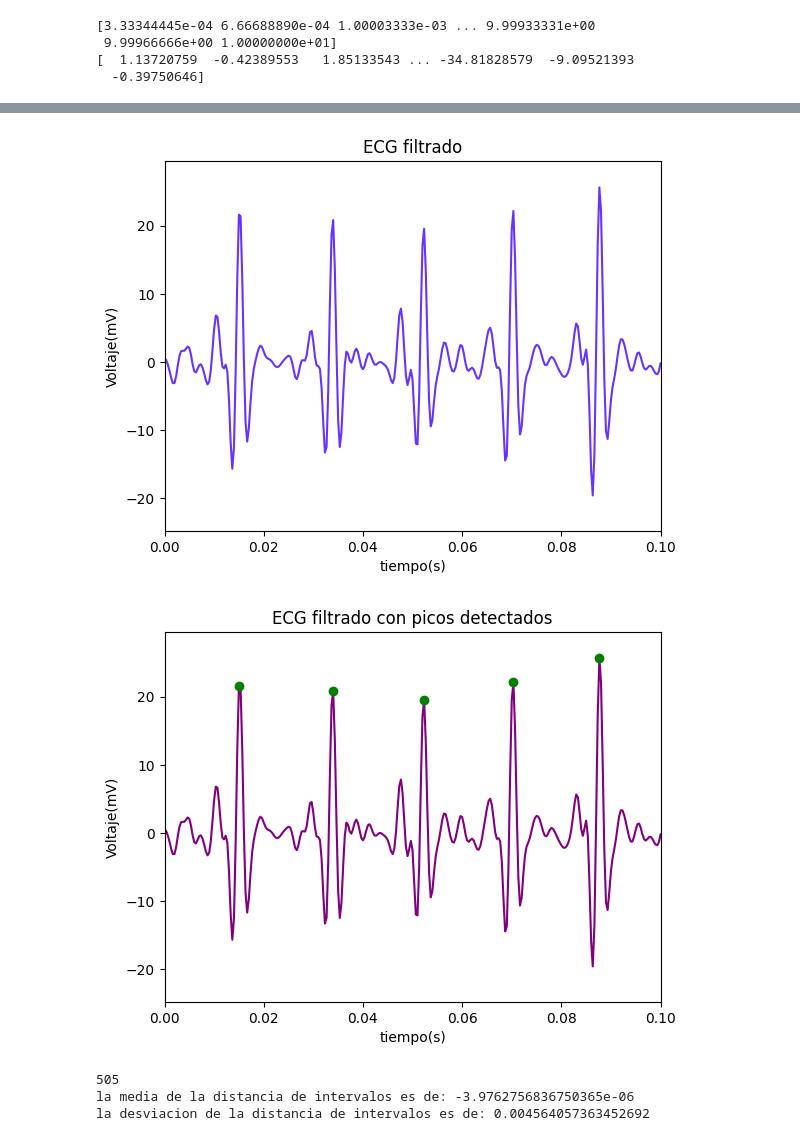
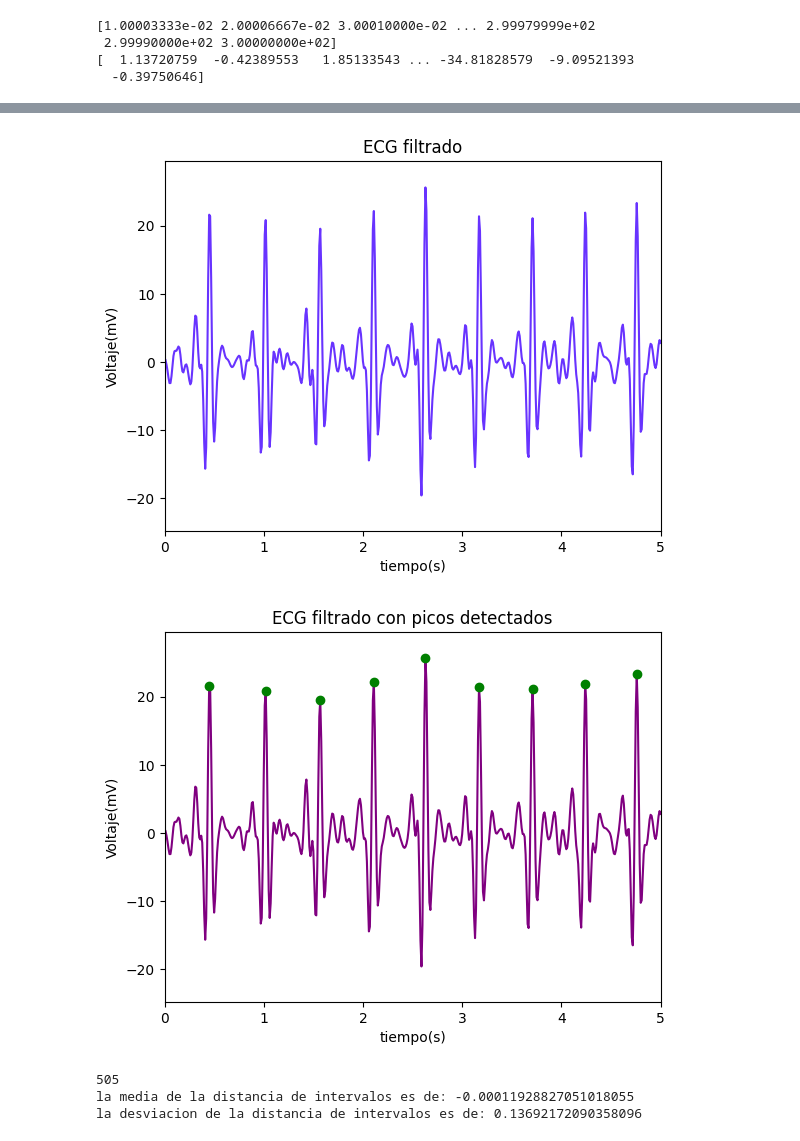
Before and after one commit to Marimango06/Laboratorio-ECG, a Jupyter notebook: lab4_ecg.ipynb, the cells around one changed output, grey strips where cells are left out. Saved outputs shown, nothing was run; the diff lists cells and outputs as text; code cells hidden in the pictures.

```diff
--- a/lab4_ecg.ipynb
+++ b/lab4_ecg.ipynb
@@ -41,13 +41,14 @@ import pywt
 # %%
 ##importacion de la señal
 x, y=np.loadtxt('maria.txt',skiprows=1, unpack=True,delimiter=',',encoding='latin-1')
+x=30*x
 print(x)
 print(y)
 plt.plot(x,y, color='#6833ff')
 plt.xlabel('tiempo(s)')
 plt.ylabel('Voltaje(mV)')
 plt.title('ECG sin filtrar')
-plt.xlim(0,0.1)
+plt.xlim(0,5)
 plt.show()
 
 #aplicacion del filtro pasa banda
@@ -76,12 +77,13 @@ plt.plot(x,y, color='#6833ff')
 plt.xlabel('tiempo(s)')
 plt.ylabel('Voltaje(mV)')
 plt.title('ECG filtrado')
-plt.xlim(0,0.1)
+plt.xlim(0,5)
 plt.show()
 
 # Calculo de intervalo R-R
 picos, _ = signal.find_peaks(y, distance=50) # Ajusta 'distance' según tu señal
-intervalos_rr = np.diff(x[picos])
+picos_x=x[picos]
+intervalos_rr = np.diff(picos_x)
 
 # Imprime los intervalos R-R
 #print("Intervalos R-R:", intervalos_rr)
@@ -92,8 +94,10 @@ plt.plot(x[picos], y[picos], "o", color='green')  # Marca los picos
 plt.xlabel('tiempo(s)')
 plt.ylabel('Voltaje(mV)')
 plt.title('ECG filtrado con picos detectados')
-plt.xlim(0, 0.1)  # Ajusta los límites según tu señal
+plt.xlim(0, 5)  # Ajusta los límites según tu señal
 plt.show()
+
+
 #Calcular la distancia entre intervalos R-R
 distancia_intervalos = np.diff(intervalos_rr)
 print(len(picos))
@@ -118,14 +122,14 @@ plt.subplot(2, 1, 1)
 plt.plot(x, y, color='blue', label='Señal original')
 plt.title('Señal ECG original')
 plt.xlabel('Tiempo (s)')
-plt.xlim(0, 0.1)
+plt.xlim(0, 5)
 plt.ylabel('Amplitud')
 
 plt.subplot(2, 1, 2)
 plt.plot(x, reconstructed_signal, color='red', label='Señal reconstruida')
 plt.title('Señal ECG reconstruida')
 plt.xlabel('Tiempo (s)')
-plt.xlim(0, 0.1)
+plt.xlim(0, 5)
 plt.ylabel('Amplitud')
 
 plt.tight_layout()
@@ -136,7 +140,6 @@ wavelet = 'morl'
 scales = np.arange(1, 512)
 frequencies=pywt.scale2frequency(wavelet,scales)/fs
 coeffs,freqs = pywt.cwt(y, scales, wavelet,sampling_period=1/fs)
-
 plt.figure(figsize=(12, 6))
 plt.imshow(np.abs(coeffs.real), extent=[x[0], x[-1], frequencies[0], frequencies[-1]], cmap='jet', aspect='auto', origin='lower')
 plt.title('CWT escalograma con Wavelet Morlet ')
@@ -144,10 +147,9 @@ plt.xlabel('Tiempo (s)')
 plt.ylabel('Frecuencia (Hz)')
 plt.colorbar(label='Amplitud')
 plt.gca().invert_yaxis()
-plt.xlim(0, 0.1)
 plt.show()
 # %% [output]
-[3.33344445e-04 6.66688890e-04 1.00003333e-03 ... 9.99933331e+00
- 9.99966666e+00 1.00000000e+01]
+[1.00003333e-02 2.00006667e-02 3.00010000e-02 ... 2.99979999e+02
+ 2.99990000e+02 3.00000000e+02]
 [  1.13720759  -0.42389553   1.85133543 ... -34.81828579  -9.09521393
   -0.39750646]
@@ -155,5 +157,5 @@ plt.show()
-[figure, old version]
+[figure, new version]
-[figure, old version]
+[figure, new version]
 505
-la media de la distancia de intervalos es de: -3.9762756836750365e-06
-la desviacion de la distancia de intervalos es de: 0.004564057363452692
+la media de la distancia de intervalos es de: -0.00011928827051018055
+la desviacion de la distancia de intervalos es de: 0.13692172090358096
```
Also changed, not shown: parts of 2 cells of this notebook.
